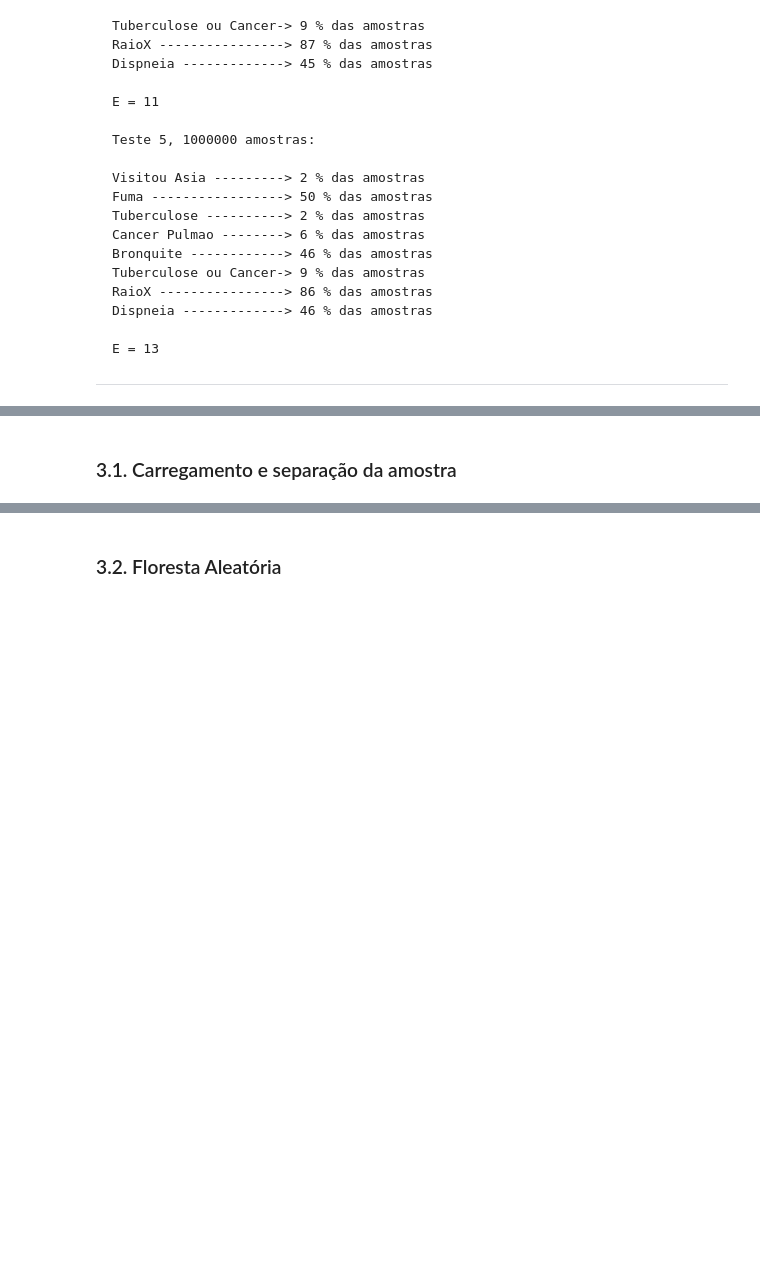
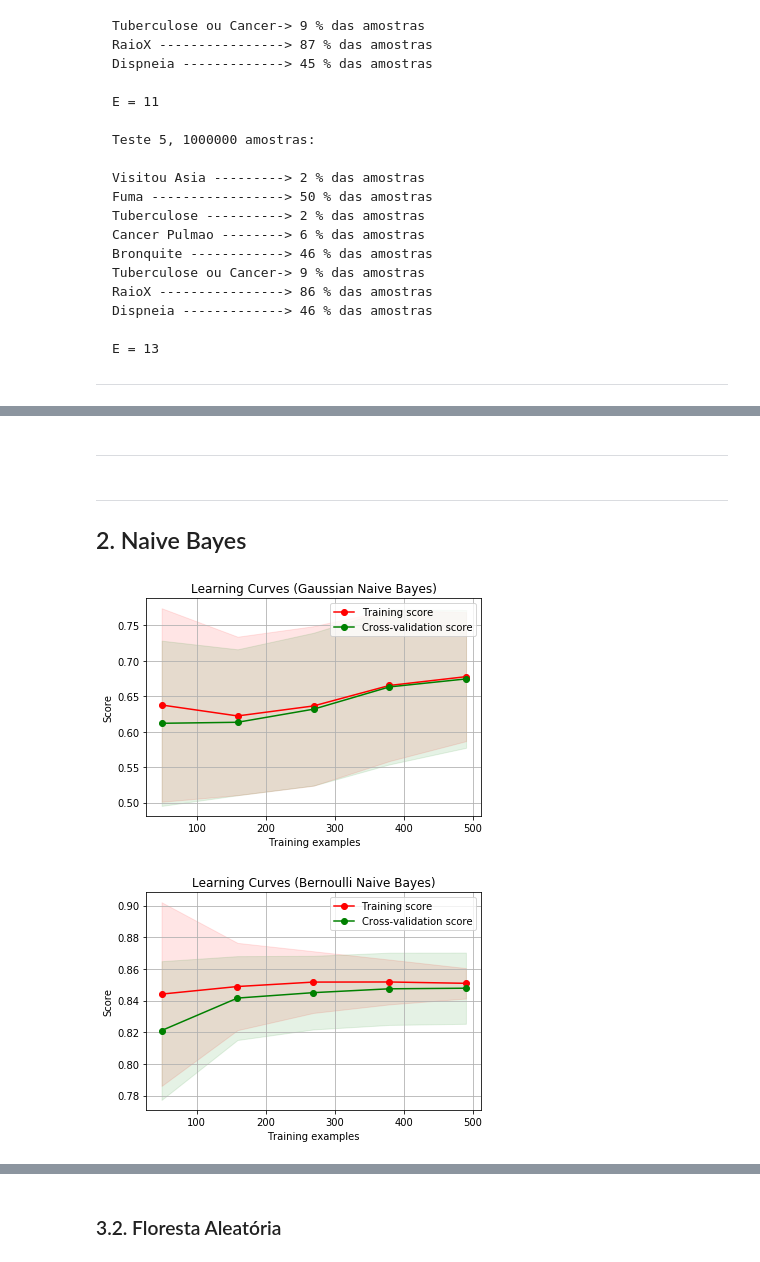
Before and after one commit to AkioCode/IAProjeto2, a Jupyter notebook: Relatório.ipynb, the cells around one changed output, grey strips where cells are left out. Drawn from its saved outputs; the diff is of its cells as text; code cells hidden in the pictures; blank space fills up the shorter version.

Commit message:
adicao de graficos nb e de comparacao entre modelos

```diff
--- a/Relatório.ipynb
+++ b/Relatório.ipynb
@@ -287,5 +261,3 @@ print("Naive-Bayes accuracy: {0}%".format(accuracy_score(test_Y, predicted) * 10
-# %% [markdown]
-### 3.1. Carregamento e separação da amostra
 # %%
 # Carregamento da amostra
 path1k = r"codes/sample generator/amostras1000.csv";
@@ -305,3 +277,5 @@ y1k_test = y1k['Dispneia']
 
 # Lista de features
 feat_labels = df_chest1k.columns
+# %% [markdown]
+***
@@ -307,0 +328,22 @@ feat_labels = df_chest1k.columns
+# %% [markdown]
+***
+## 2. Naive Bayes
+# %%
+#Instanciação do modelo guassian naive bayes
+modelGaussian = GaussianNB()
+modelGaussian.fit(X1k_train, y1k_train)
+
+#Instanciação do modelo bernoulli naive bayes
+modelBernoulli = BernoulliNB()
+modelBernoulli.fit(X1k_train, y1k_train)
+
+#Gráficos de curva de aprendizado de comparação de pontuação de treinamento e validação de pontuação de ambas instâncias
+title = "Learning Curves (Gaussian Naive Bayes)"
+cv = ShuffleSplit(n_splits=100, test_size=0.3, random_state=0)
+plot_learning_curve(modelGaussian, title, X1k_train, y1k_train, None, cv)
+title = "Learning Curves (Bernoulli Naive Bayes)"
+plot_learning_curve(modelBernoulli, title, X1k_train, y1k_train, None, cv)
+plt.show()
+# %% [output]
+[figure, added]
+[figure, added]
```
Also changed, not shown: parts of 25 cells of this notebook.
